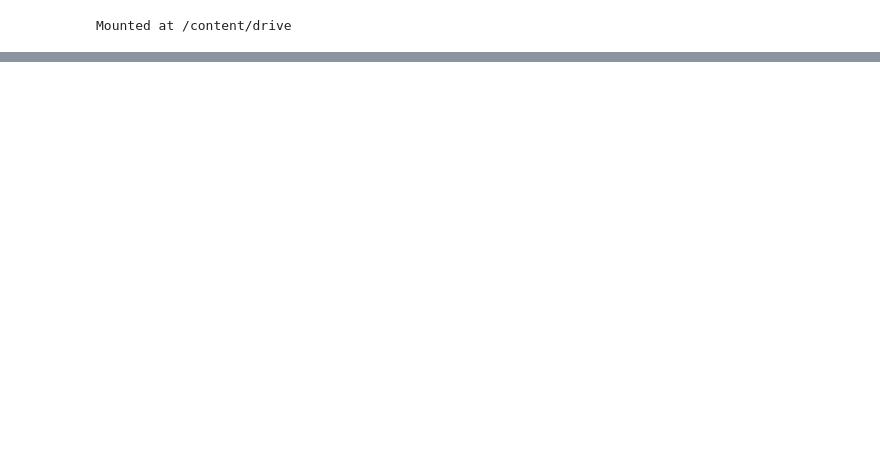
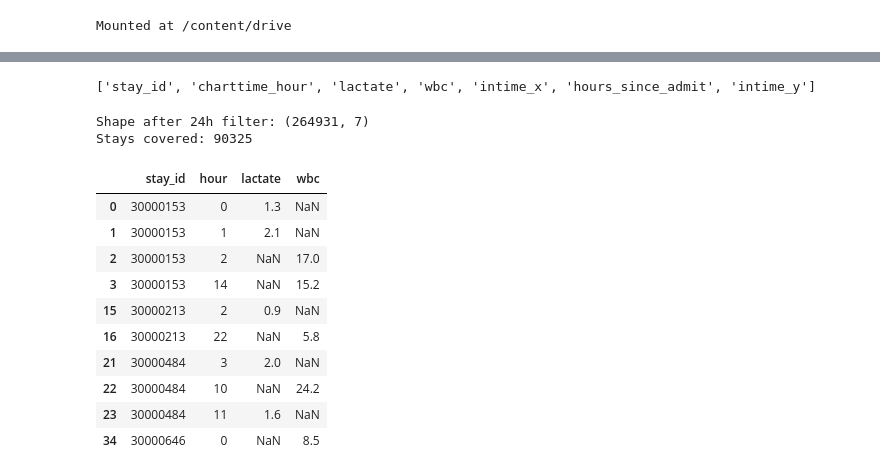
Before and after one commit to hamdikhasawneh/AI-sepsis, a Jupyter notebook: notebooks/02_feature_engineering.ipynb, the cells around one changed output, grey strips where cells are left out. Drawn from its saved outputs; the diff is of its cells as text; code cells hidden in the pictures; blank space fills up the shorter version.

Commit message:
handeling missing features and preparing feature engineering tables

```diff
--- a/notebooks/02_feature_engineering.ipynb
+++ b/notebooks/02_feature_engineering.ipynb
@@ -26,0 +124,10 @@ FileNotFoundError: [Errno 2] No such file or directory: '/content/drive/MyDrive/
+# %%
+extra_labs = pd.read_csv(OUTPUT_DIR / 'extra_labs_filtered.csv')
+extra_labs['charttime'] = pd.to_datetime(extra_labs['charttime'])
+print('Shape:', extra_labs.shape)
+print('\nItemid counts:')
+print(extra_labs['itemid'].value_counts())
+print('\nMissing values:')
+print(extra_labs.isnull().sum())
+print('\nSample:')
+extra_labs.head()
@@ -26,0 +215,53 @@ FileNotFoundError: [Errno 2] No such file or directory: '/content/drive/MyDrive/
+# %%
+print(extra_labs_wide.columns.tolist())
+# %% [output]
+['stay_id', 'charttime_hour', 'lactate', 'wbc', 'intime_x', 'hours_since_admit', 'intime_y']
+# %%
+# Rebuild extra_labs_wide cleanly from extra_labs_hourly
+extra_labs_wide = extra_labs_hourly.pivot_table(
+    index=['stay_id', 'charttime_hour'],
+    columns='lab_name',
+    values='valuenum'
+).reset_index()
+extra_labs_wide.columns.name = None
+
+# Now merge intime once
+extra_labs_wide['charttime_hour'] = pd.to_datetime(extra_labs_wide['charttime_hour'])
+extra_labs_wide = extra_labs_wide.merge(
+    cohort[['stay_id', 'intime']],
+    on='stay_id',
+    how='left'
+)
+extra_labs_wide['intime'] = pd.to_datetime(extra_labs_wide['intime'])
+
+# Hours since admission
+extra_labs_wide['hours_since_admit'] = (
+    (extra_labs_wide['charttime_hour'] - extra_labs_wide['intime'])
+    .dt.total_seconds() / 3600
+)
+
+# Keep first 24 hours only
+extra_labs_24h = extra_labs_wide[
+    (extra_labs_wide['hours_since_admit'] >= 0) &
+    (extra_labs_wide['hours_since_admit'] <  24)
+].copy()
+
+extra_labs_24h['hour'] = extra_labs_24h['hours_since_admit'].astype(int)
+
+print('Shape after 24h filter:', extra_labs_24h.shape)
+print('Stays covered:', extra_labs_24h['stay_id'].nunique())
+extra_labs_24h[['stay_id', 'hour', 'lactate', 'wbc']].head(10)
+# %% [output]
+Shape after 24h filter: (264931, 7)
+Stays covered: 90325
+|  | stay_id | hour | lactate | wbc |
+| 0 | 30000153 | 0 | 1.3 | NaN |
+| 1 | 30000153 | 1 | 2.1 | NaN |
+| 2 | 30000153 | 2 | NaN | 17.0 |
+| 3 | 30000153 | 14 | NaN | 15.2 |
+| 15 | 30000213 | 2 | 0.9 | NaN |
+| 16 | 30000213 | 22 | NaN | 5.8 |
+| 21 | 30000484 | 3 | 2.0 | NaN |
+| 22 | 30000484 | 10 | NaN | 24.2 |
+| 23 | 30000484 | 11 | 1.6 | NaN |
+| 34 | 30000646 | 0 | NaN | 8.5 |
```
Also changed, not shown: parts of 25 cells of this notebook.
